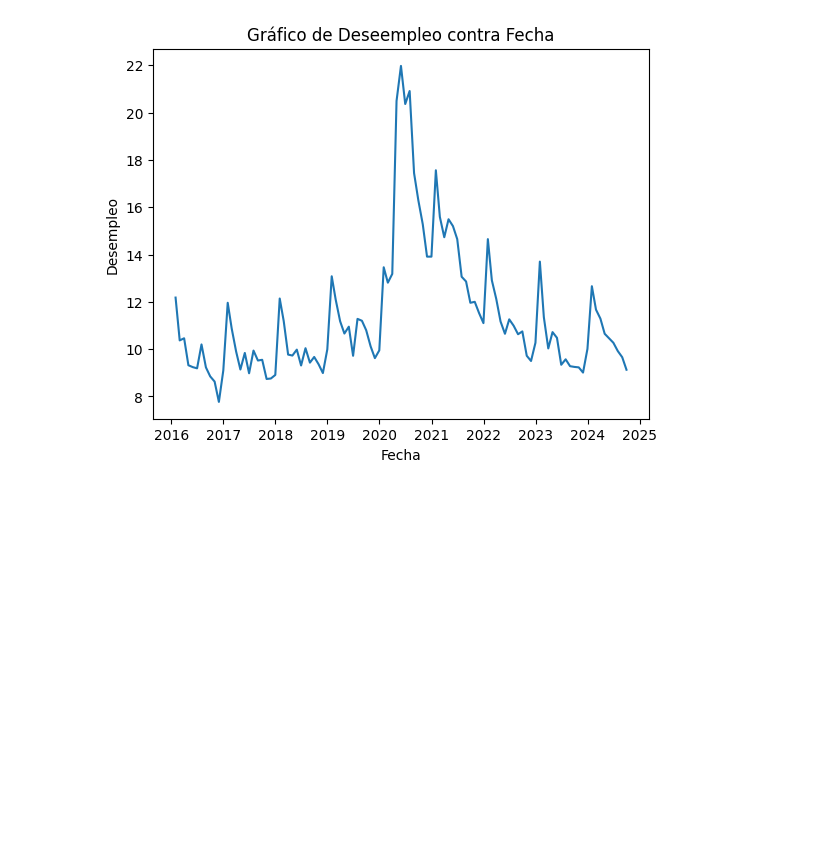
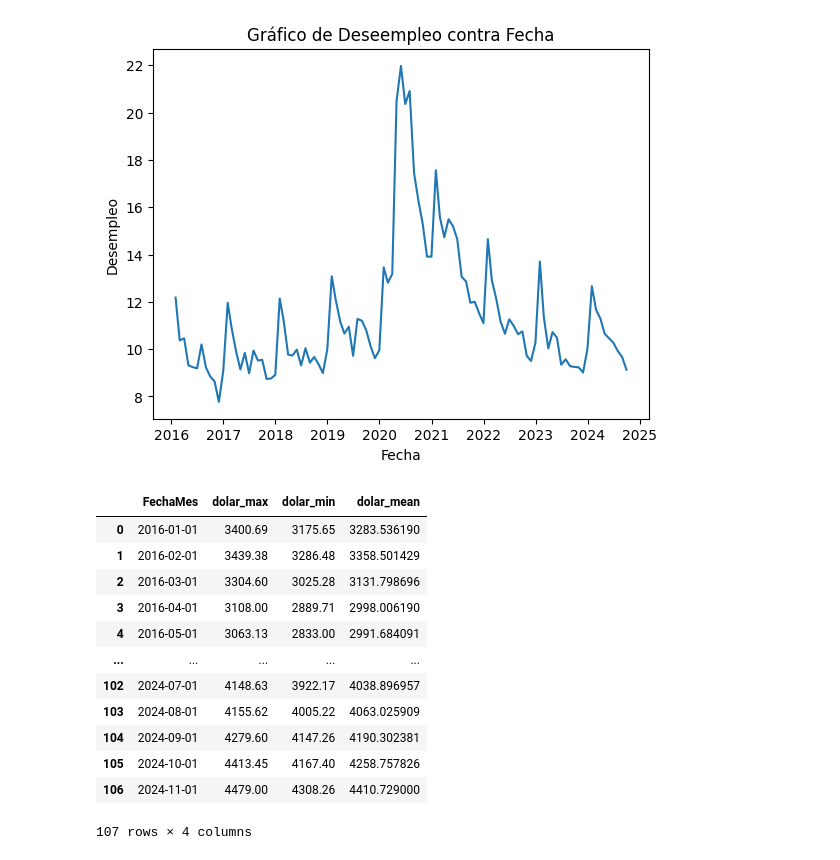
Before and after one commit to jaimereinoso2/SUMIQUIM_PILOTO, a Jupyter notebook: v1/app.ipynb, the cells around one changed output. Cells and saved outputs as stored; diff of their text form; code cells hidden in the pictures; blank space fills up the shorter version.

```diff
--- a/v1/app.ipynb
+++ b/v1/app.ipynb
@@ -143,3 +146,22 @@ plt.ylabel('Desempleo')
 plt.show()
 # %% [output]
 [figure]
+# %%
+dfd['FechaMes'] =  dfd['Fecha'].dt.to_period('M').dt.to_timestamp()
+dfd_mes = dfd.groupby('FechaMes').agg({'Dolar':['max','min','mean']}).reset_index()
+dfd_mes.columns = ['FechaMes','dolar_max','dolar_min','dolar_mean']
+dfd_mes
+# %% [output]
+|  | FechaMes | dolar_max | dolar_min | dolar_mean |
+| 0 | 2016-01-01 | 3400.69 | 3175.65 | 3283.536190 |
+| 1 | 2016-02-01 | 3439.38 | 3286.48 | 3358.501429 |
+| 2 | 2016-03-01 | 3304.60 | 3025.28 | 3131.798696 |
+| 3 | 2016-04-01 | 3108.00 | 2889.71 | 2998.006190 |
+| 4 | 2016-05-01 | 3063.13 | 2833.00 | 2991.684091 |
+| ... | ... | ... | ... | ... |
+| 102 | 2024-07-01 | 4148.63 | 3922.17 | 4038.896957 |
+| 103 | 2024-08-01 | 4155.62 | 4005.22 | 4063.025909 |
+| 104 | 2024-09-01 | 4279.60 | 4147.26 | 4190.302381 |
+| 105 | 2024-10-01 | 4413.45 | 4167.40 | 4258.757826 |
+| 106 | 2024-11-01 | 4479.00 | 4308.26 | 4410.729000 |
+107 rows × 4 columns
```
Also changed, not shown: parts of 6 cells of this notebook.
